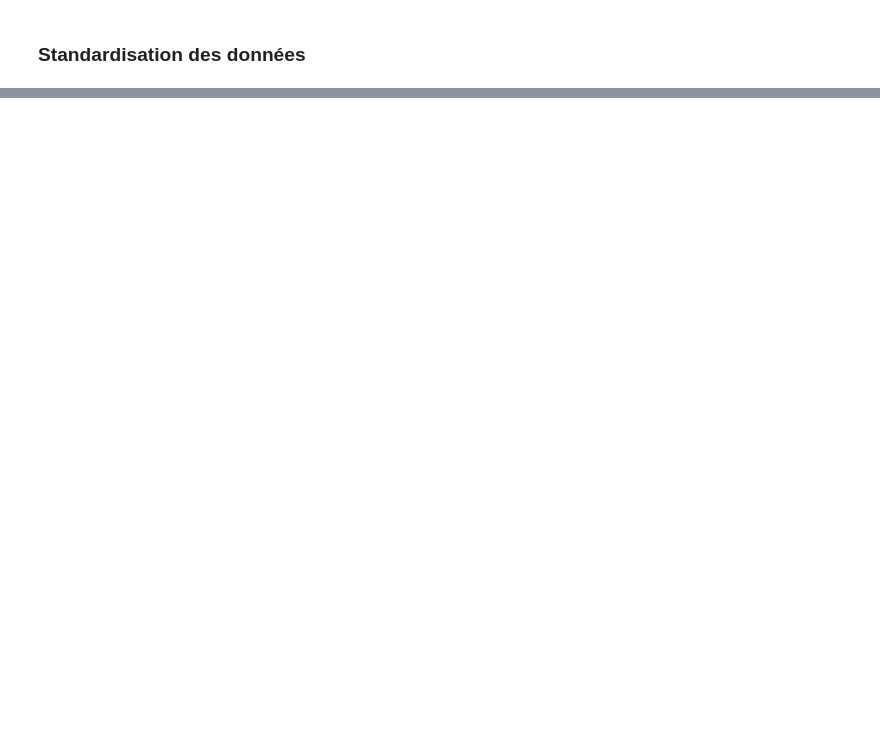
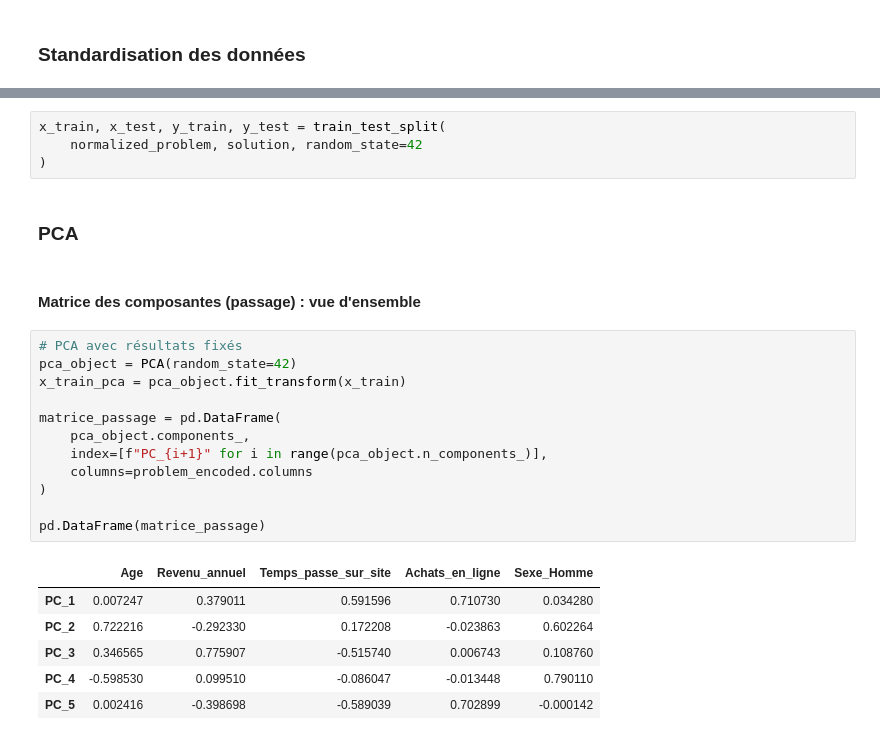
Before and after one commit to Emma-Coco/-ML_Marketing_FOAD-_-EmmaCOCOTanyaTIBOUCHE-, a Jupyter notebook: Analyse.ipynb, the cells around one changed output, grey strips where cells are left out. Cells and saved outputs as stored; diff of their text form; blank space fills up the shorter version.

Commit message:
Analyse des données avec PCA

```diff
--- a/Analyse.ipynb
+++ b/Analyse.ipynb
@@ -194 +341,28 @@ Achats_en_ligne         1.000208
 dtype: float64
+# %%
+x_train, x_test, y_train, y_test = train_test_split(
+    normalized_problem, solution, random_state=42
+)
+# %% [markdown]
+### **PCA**
+# %% [markdown]
+#### Matrice des composantes (passage) : vue d'ensemble
+# %%
+# PCA avec résultats fixés
+pca_object = PCA(random_state=42)
+x_train_pca = pca_object.fit_transform(x_train)
+
+matrice_passage = pd.DataFrame(
+    pca_object.components_,
+    index=[f"PC_{i+1}" for i in range(pca_object.n_components_)],
+    columns=problem_encoded.columns
+)
+
+pd.DataFrame(matrice_passage)
+# %% [output]
+|  | Age | Revenu_annuel | Temps_passe_sur_site | Achats_en_ligne | Sexe_Homme |
+| PC_1 | 0.007247 | 0.379011 | 0.591596 | 0.710730 | 0.034280 |
+| PC_2 | 0.722216 | -0.292330 | 0.172208 | -0.023863 | 0.602264 |
+| PC_3 | 0.346565 | 0.775907 | -0.515740 | 0.006743 | 0.108760 |
+| PC_4 | -0.598530 | 0.099510 | -0.086047 | -0.013448 | 0.790110 |
+| PC_5 | 0.002416 | -0.398698 | -0.589039 | 0.702899 | -0.000142 |
```
Also changed, not shown: parts of 51 cells of this notebook.
